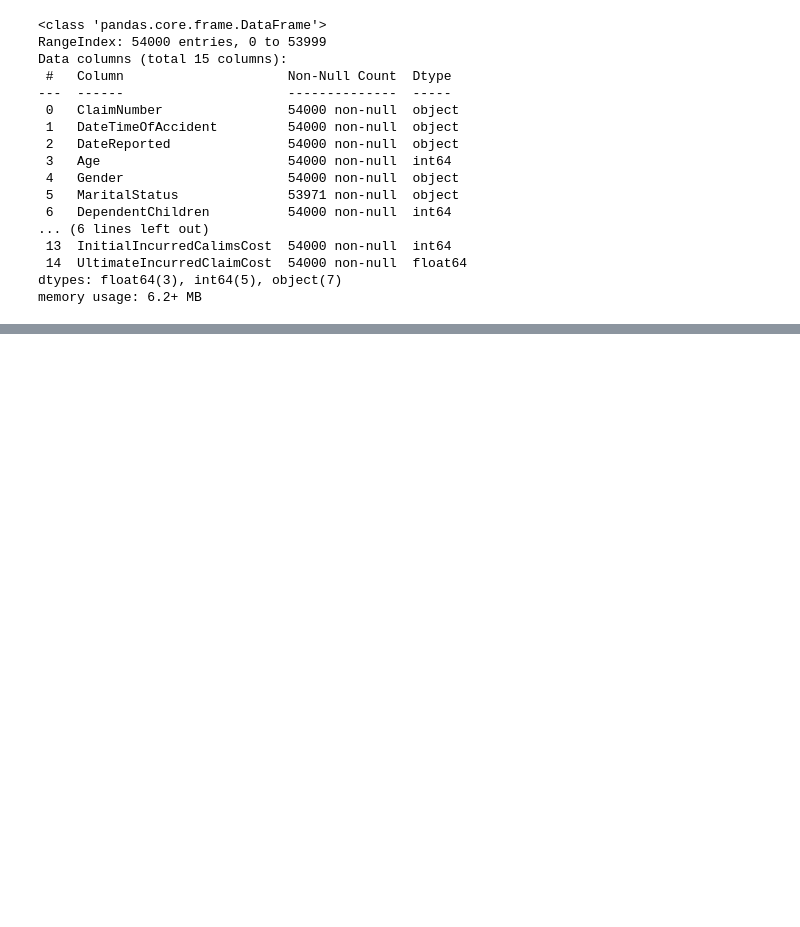
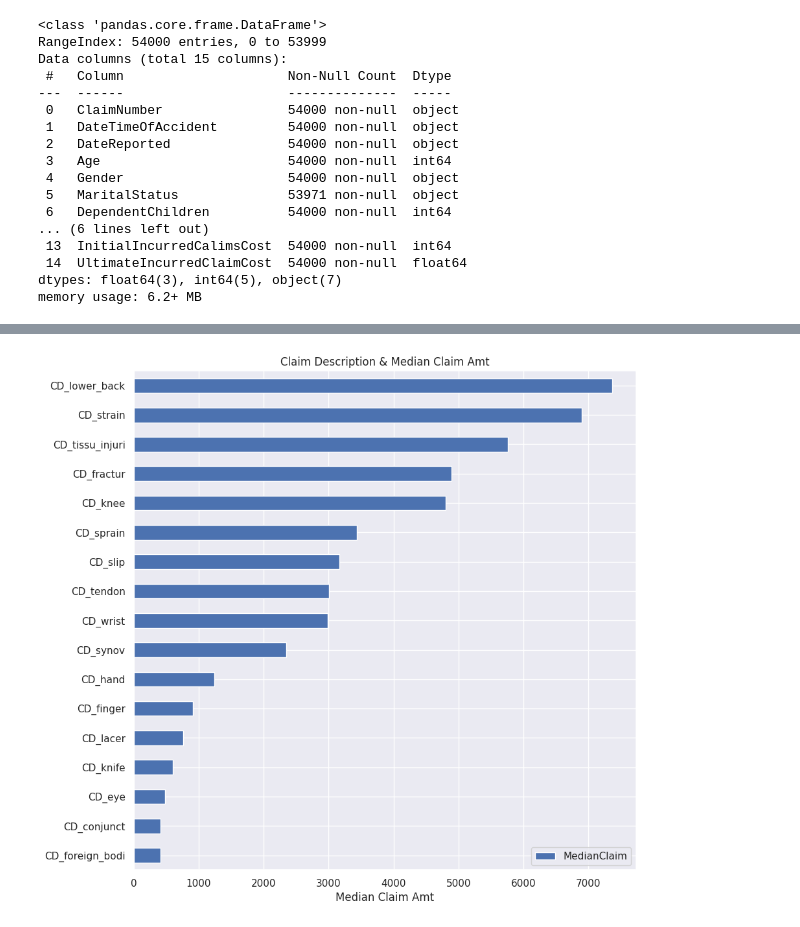
Before and after one commit to Ken-Alviola/CSC510, a Jupyter notebook: Portfolio Project/test.ipynb, the cells around one changed output, grey strips where cells are left out. Saved outputs shown, nothing was run; the diff lists cells and outputs as text; code cells hidden in the pictures; blank space fills up the shorter version.

```diff
--- a/Portfolio Project/test.ipynb
+++ b/Portfolio Project/test.ipynb
@@ -441,0 +658,10 @@ df.describe()
+# %%
+#Creating new features based on claim descr
+
+cd_features=['foreign bodi','lacer','tissu injuri','strain','lower back','knee','wrist','eye','hand','fractur','sprain','knife','slip','finger','tendon','synov','conjunct']
+
+for feature in cd_features:
+    df_all['CD_'+'_'.join(feature.split())]=df_all['ClaimDescriptionClean'].apply(lambda x:1 if feature in x else 0)
+
+#Creating Features based on Claim description col.
+cd_features=['CD_'+'_'.join(feature.split()) for feature in cd_features]
@@ -441,0 +687,23 @@ df.describe()
+# %%
+df_all['DateTimeOfAccident']=pd.to_datetime(df_all['DateTimeOfAccident'])
+df_all['DateReported']=pd.to_datetime(df_all['DateReported'])
+
+df_all['Rep_Acc_Diff']=df_all['DateReported']-df_all['DateTimeOfAccident']
+df_all['Rep_Acc_Diff']=df_all['Rep_Acc_Diff'].apply(lambda x:str(x)[:2])
+df_all['Rep_Acc_Diff']=df_all['Rep_Acc_Diff'].astype('int')
+
+df_all['Accident_Month']=df_all['DateTimeOfAccident'].dt.month
+df_all['Accident_Year']=df_all['DateTimeOfAccident'].dt.year
+df_all['Accident_Day']=df_all['DateTimeOfAccident'].dt.day
+df_all['Accident_Hour']=df_all['DateTimeOfAccident'].dt.hour
+df_all['Accident_Time']=df_all['DateTimeOfAccident'].dt.time
+
+
+
+df_all['Reported_Month']=df_all['DateReported'].dt.month
+df_all['Reported_Year']=df_all['DateReported'].dt.year
+df_all['Reported_Day']=df_all['DateReported'].dt.day
+# %%
+
+
+train=df_all[df_all.role=='train']
@@ -441,0 +730,11 @@ df.describe()
+# %%
+cd_feat_claim_median=pd.DataFrame({feature:train[train[feature]==1]['UltimateIncurredClaimCost'].median() for feature in cd_features},index=['MedianClaim']
+).T.sort_values(by='MedianClaim')
+
+cd_feat_claim_median.plot(kind='barh',figsize=(10,10))
+
+plt.xlabel('Median Claim Amt')
+plt.title('Claim Description & Median Claim Amt')
+plt.show()
+# %% [output]
+[figure, added]
```
Also changed, not shown: parts of 51 cells of this notebook.
